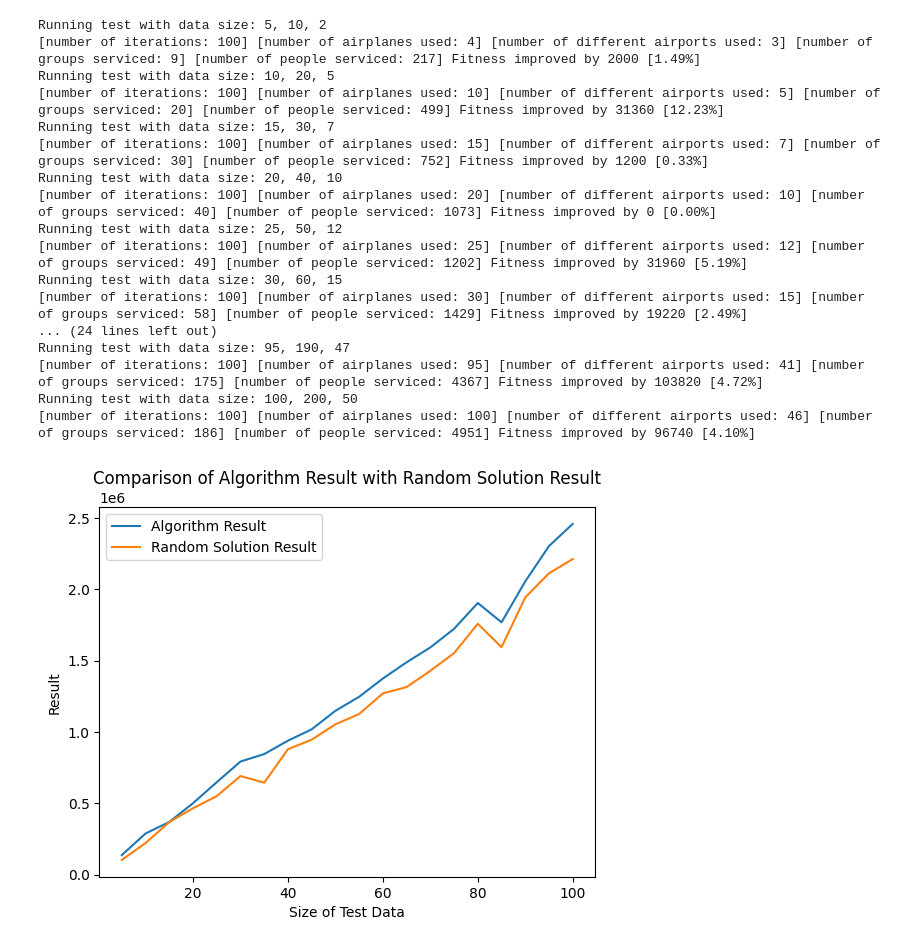
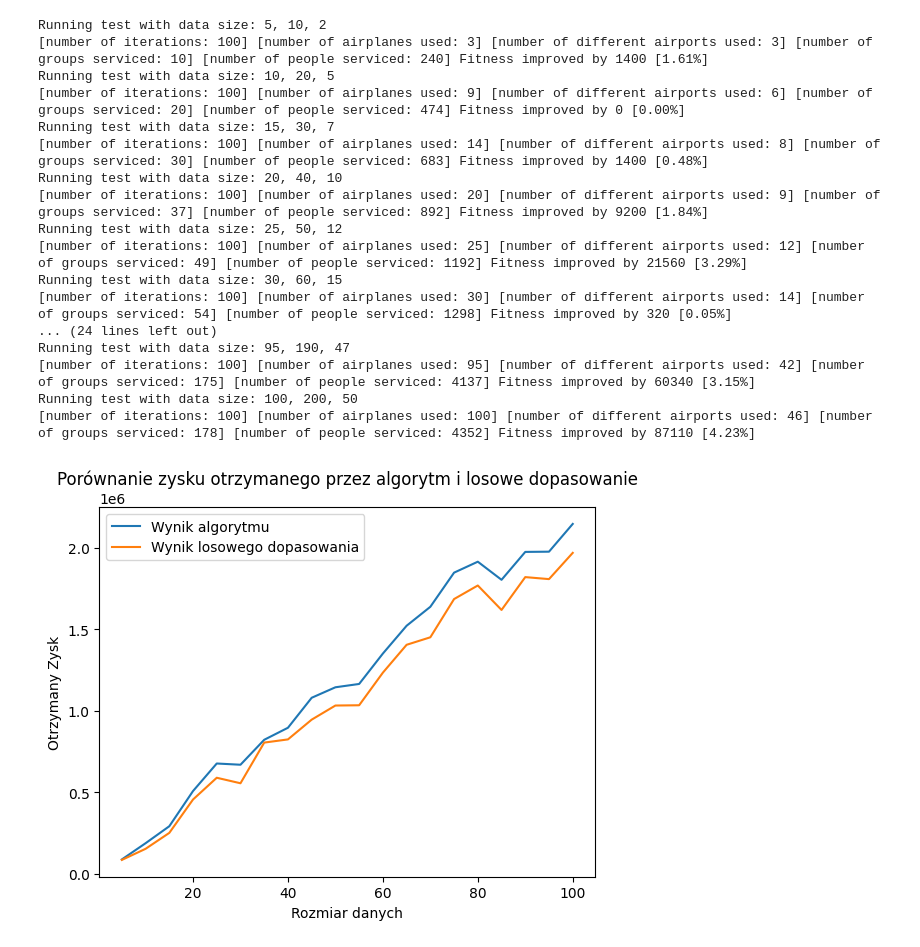
Before and after one commit to YoC00lig/Smart-Airline, a Jupyter notebook: experiment.ipynb, the cells around one changed output. Cells and saved outputs as stored; diff of their text form; code cells hidden in the pictures.

```diff
--- a/experiment.ipynb
+++ b/experiment.ipynb
@@ -20,44 +20,44 @@ def run_algorithm_tests_and_plot_results():
         print(f'Running test with data size: {size_text}, {size_times_2_text}, {size_div_2_text}')
 
         random_data = generate_random_test_data(size)
 
         bees = Bees(20, random_data["airplanes"], random_data["passenger_groups"], random_data["airports"])
         final_solution, final_population, fitness_new = bees.bees_algorithm(random_data)
 
         random_solution = bees.generate_random_solution()
         random_solution_evaluation = bees.evaluate_solution(random_solution)
 
         algorithm_results.append(fitness_new)
         random_results.append(random_solution_evaluation)
 
-    plt.plot(test_sizes, algorithm_results, label='Algorithm Result')
-    plt.plot(test_sizes, random_results, label='Random Solution Result')
-    plt.xlabel('Size of Test Data')
-    plt.ylabel('Result')
-    plt.title('Comparison of Algorithm Result with Random Solution Result')
+    plt.plot(test_sizes, algorithm_results, label='Wynik algorytmu')
+    plt.plot(test_sizes, random_results, label='Wynik losowego dopasowania')
+    plt.xlabel('Rozmiar danych')
+    plt.ylabel('Otrzymany Zysk')
+    plt.title('Porównanie zysku otrzymanego przez algorytm i losowe dopasowanie')
     plt.legend()
     plt.show()
 
 def generate_random_test_data(size):
     return Generator.generate_random_test_data(size, size * 2, size // 2)
 
 run_algorithm_tests_and_plot_results()
 # %% [output]
 Running test with data size: 5, 10, 2
-[number of iterations: 100] [number of airplanes used: 4] [number of different airports used: 3] [number of groups serviced: 9] [number of people serviced: 217] Fitness improved by 2000 [1.49%]
+[number of iterations: 100] [number of airplanes used: 3] [number of different airports used: 3] [number of groups serviced: 10] [number of people serviced: 240] Fitness improved by 1400 [1.61%]
 Running test with data size: 10, 20, 5
-[number of iterations: 100] [number of airplanes used: 10] [number of different airports used: 5] [number of groups serviced: 20] [number of people serviced: 499] Fitness improved by 31360 [12.23%]
+[number of iterations: 100] [number of airplanes used: 9] [number of different airports used: 6] [number of groups serviced: 20] [number of people serviced: 474] Fitness improved by 0 [0.00%]
 Running test with data size: 15, 30, 7
-[number of iterations: 100] [number of airplanes used: 15] [number of different airports used: 7] [number of groups serviced: 30] [number of people serviced: 752] Fitness improved by 1200 [0.33%]
+[number of iterations: 100] [number of airplanes used: 14] [number of different airports used: 8] [number of groups serviced: 30] [number of people serviced: 683] Fitness improved by 1400 [0.48%]
 Running test with data size: 20, 40, 10
-[number of iterations: 100] [number of airplanes used: 20] [number of different airports used: 10] [number of groups serviced: 40] [number of people serviced: 1073] Fitness improved by 0 [0.00%]
+[number of iterations: 100] [number of airplanes used: 20] [number of different airports used: 9] [number of groups serviced: 37] [number of people serviced: 892] Fitness improved by 9200 [1.84%]
 Running test with data size: 25, 50, 12
-[number of iterations: 100] [number of airplanes used: 25] [number of different airports used: 12] [number of groups serviced: 49] [number of people serviced: 1202] Fitness improved by 31960 [5.19%]
+[number of iterations: 100] [number of airplanes used: 25] [number of different airports used: 12] [number of groups serviced: 49] [number of people serviced: 1192] Fitness improved by 21560 [3.29%]
 Running test with data size: 30, 60, 15
-[number of iterations: 100] [number of airplanes used: 30] [number of different airports used: 15] [number of groups serviced: 58] [number of people serviced: 1429] Fitness improved by 19220 [2.49%]
+[number of iterations: 100] [number of airplanes used: 30] [number of different airports used: 14] [number of groups serviced: 54] [number of people serviced: 1298] Fitness improved by 320 [0.05%]
 ... (24 lines left out)
 Running test with data size: 95, 190, 47
-[number of iterations: 100] [number of airplanes used: 95] [number of different airports used: 41] [number of groups serviced: 175] [number of people serviced: 4367] Fitness improved by 103820 [4.72%]
+[number of iterations: 100] [number of airplanes used: 95] [number of different airports used: 42] [number of groups serviced: 175] [number of people serviced: 4137] Fitness improved by 60340 [3.15%]
 Running test with data size: 100, 200, 50
-[number of iterations: 100] [number of airplanes used: 100] [number of different airports used: 46] [number of groups serviced: 186] [number of people serviced: 4951] Fitness improved by 96740 [4.10%]
+[number of iterations: 100] [number of airplanes used: 100] [number of different airports used: 46] [number of groups serviced: 178] [number of people serviced: 4352] Fitness improved by 87110 [4.23%]
-[figure, old version]
+[figure, new version]
```
Also changed, not shown: 1 other file.
